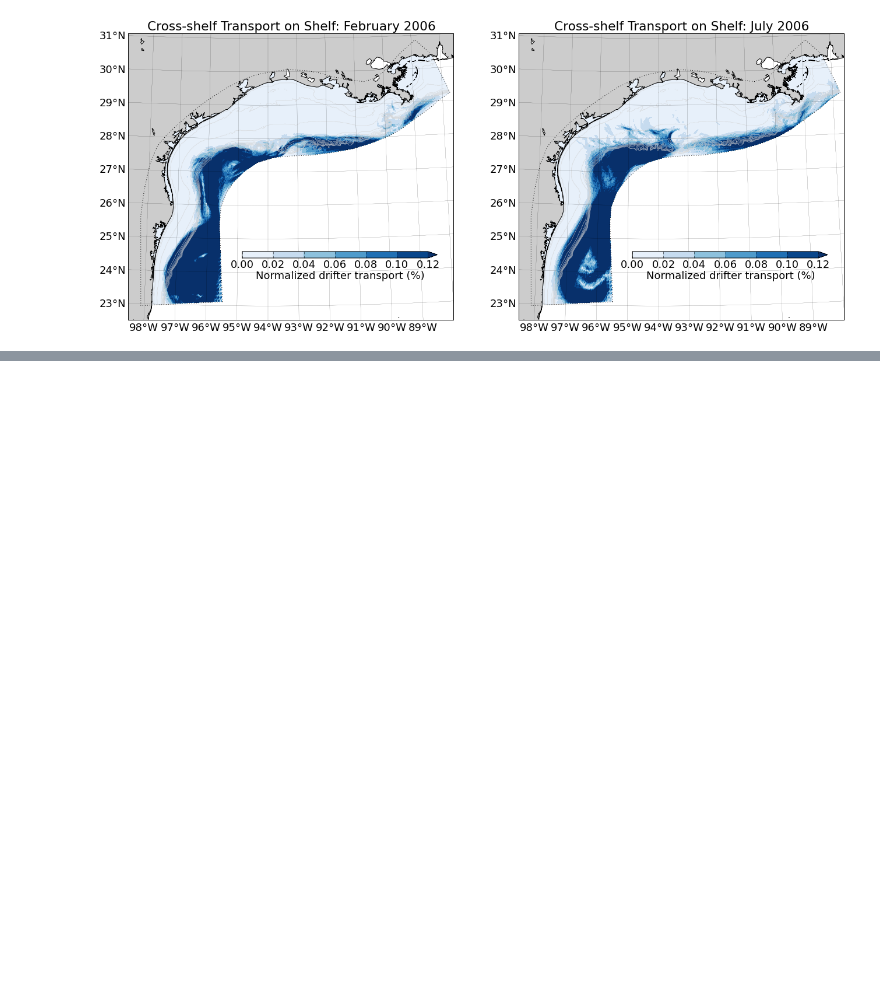
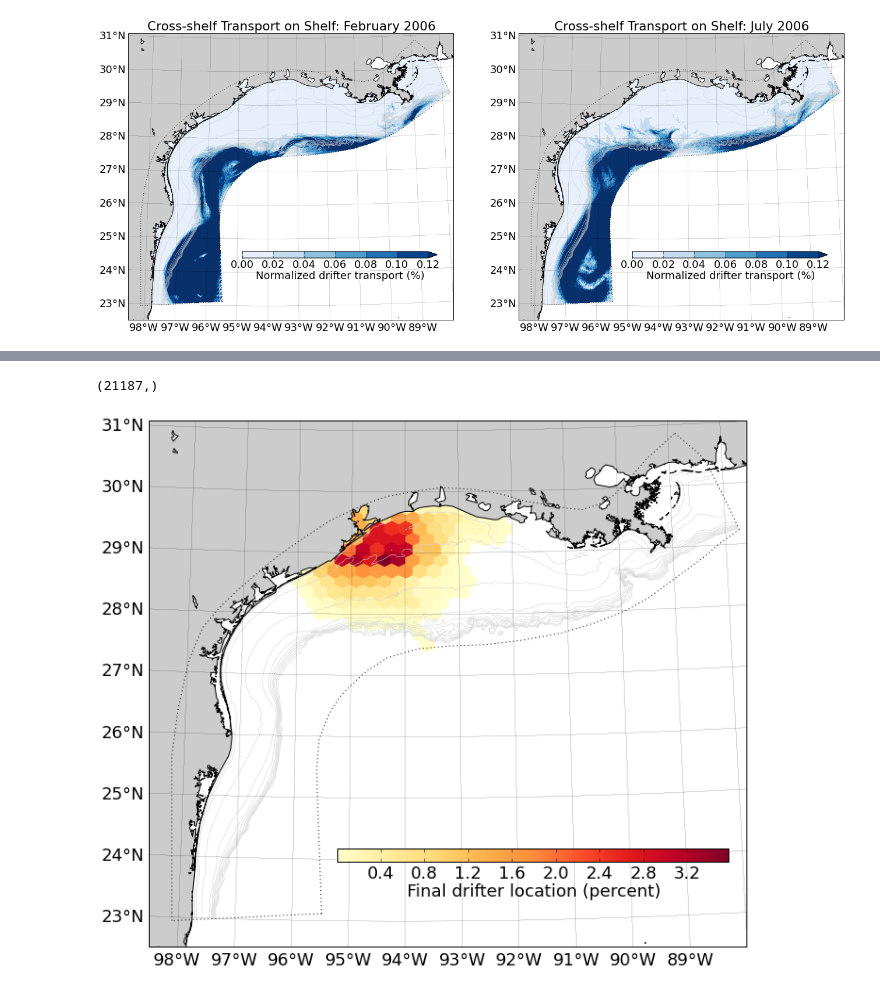
Before and after one commit to kthyng/gisr, a Jupyter notebook: all_f.ipynb, the cells around one changed output, grey strips where cells are left out. Cells and saved outputs as stored; diff of their text form; code cells hidden in the pictures; blank space fills up the shorter version.

Commit message:
galveston connectivity plot in notebook

```diff
--- a/all_f.ipynb
+++ b/all_f.ipynb
@@ -113,0 +140,38 @@ tracpy.plotting.transport(name='all_f', fmod=startdate.isoformat()[0:7] + '*', e
+# %%
+# Check drifter tracks to see if they enter path and if they do, where they originated
+#oil = 0
+source = [] # list for original drifter locations that make it to Galveston Bay
+for idrifter in xrange(lonp.shape[0]): # loop through drifters
+    # Find indices, ind, for drifter time steps that are near Galveston Bay
+    indlon = find(lonp[idrifter,:] < -94.0)
+    indlat = find(latp[idrifter,:] > 28.8)
+    ind = list(set(indlon) & set(indlat))
+    if ind == []:
+        continue
+    else:
+        # add to oil, but just count it once
+ #       oil = oil + 1
+        # Track drifter original location
+        source.append([lonp[idrifter,0], latp[idrifter,0]])
+
+
+#    if (lonp[idrifter,:]<-94).any() and (latp[idrifter,:]>28.5).any():
+#        # Step through this drifter's track
+#        for lon in lonp[idrifter,:]:
+#            for lat in latp[idrifter,:]:
+#                # If drifter enters area near Galveston Bay, add it to total
+#                if path.contains_point(np.vstack((lon, lat))):
+#                    # add to oil
+#                    oil = oil + 1
+#                    # Track drifter original location
+#                    source.append([lon,lat])
+#                    break # only want to count the oil once
+# %%
+lon = np.array(source)[:,0]
+lat = np.array(source)[:,1]
+# %% [output]
+(21187,)
+# %%
+tracpy.plotting.hist(lon, lat, 'galveston', grid=grid, which='hexbin', tind='other')
+# %% [output]
+[figure, added]
```
Also changed, not shown: parts of 6 cells of this notebook.
